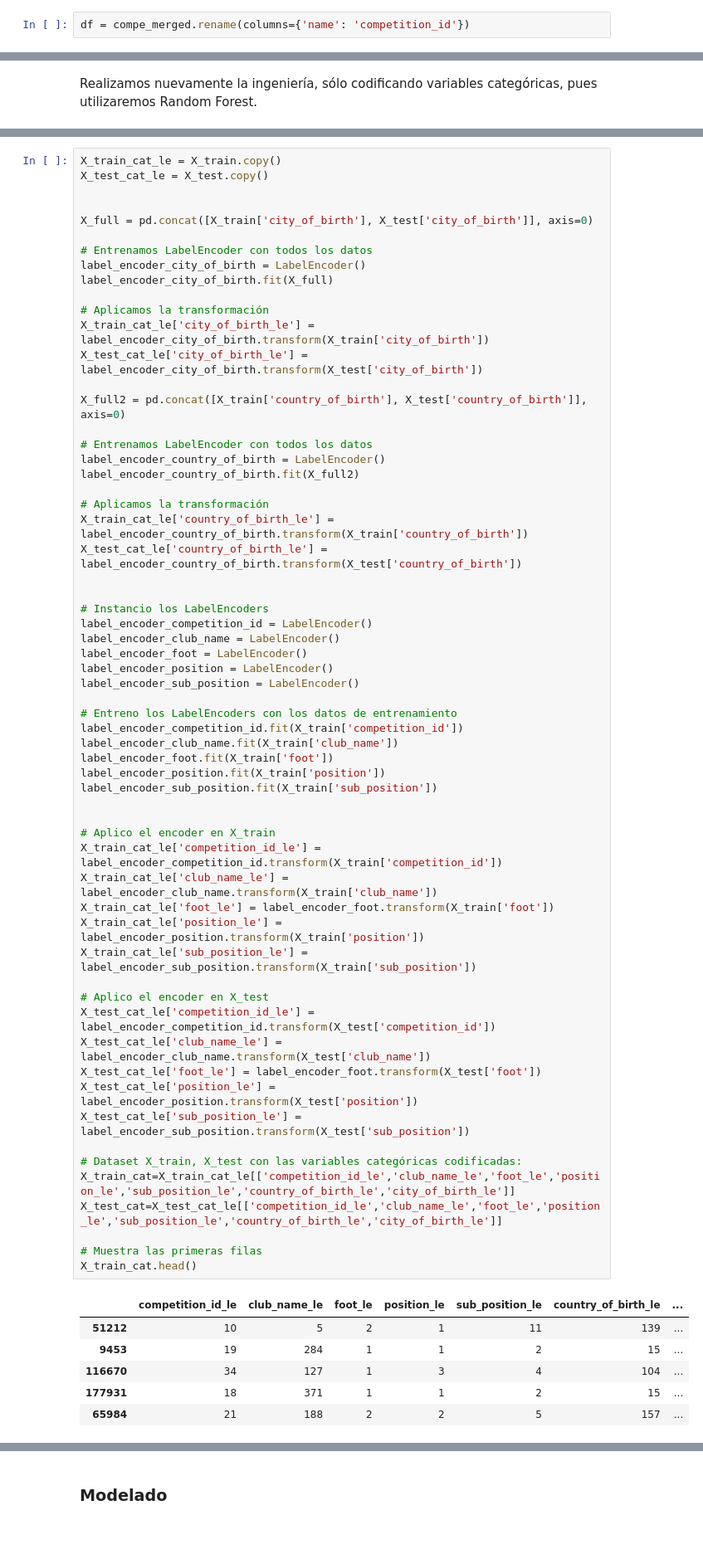
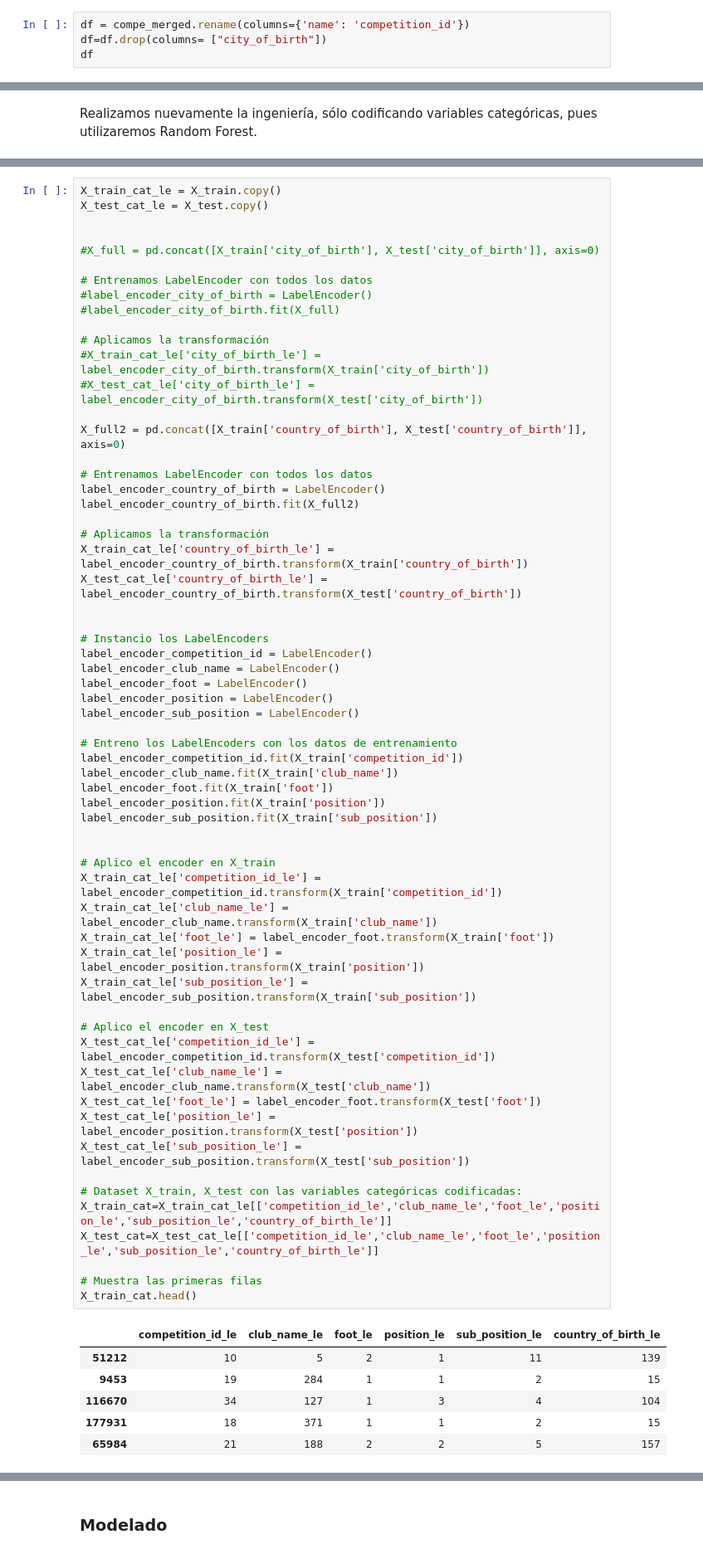
Before and after one commit to VLGuazzelli/proyecto_final_transfer, a Jupyter notebook: src/explore.ipynb, the cells around one changed output, grey strips where cells are left out. Shown at 83% size. Drawn from its saved outputs; the diff is of its cells as text.

```diff
--- a/src/explore.ipynb
+++ b/src/explore.ipynb
@@ -1142,3 +1142,5 @@ print(compe_merged)
 [183607 rows x 17 columns]
 # %%
 df = compe_merged.rename(columns={'name': 'competition_id'})
+df=df.drop(columns= ["city_of_birth"])
+df
@@ -1207,15 +1223,15 @@ X_train_cat_le = X_train.copy()
 X_test_cat_le = X_test.copy()
 
 
-X_full = pd.concat([X_train['city_of_birth'], X_test['city_of_birth']], axis=0)
+#X_full = pd.concat([X_train['city_of_birth'], X_test['city_of_birth']], axis=0)
 
 # Entrenamos LabelEncoder con todos los datos
-label_encoder_city_of_birth = LabelEncoder()
-label_encoder_city_of_birth.fit(X_full)
+#label_encoder_city_of_birth = LabelEncoder()
+#label_encoder_city_of_birth.fit(X_full)
 
 # Aplicamos la transformación
-X_train_cat_le['city_of_birth_le'] = label_encoder_city_of_birth.transform(X_train['city_of_birth'])
-X_test_cat_le['city_of_birth_le'] = label_encoder_city_of_birth.transform(X_test['city_of_birth'])
+#X_train_cat_le['city_of_birth_le'] = label_encoder_city_of_birth.transform(X_train['city_of_birth'])
+#X_test_cat_le['city_of_birth_le'] = label_encoder_city_of_birth.transform(X_test['city_of_birth'])
 
 X_full2 = pd.concat([X_train['country_of_birth'], X_test['country_of_birth']], axis=0)
 
@@ -1235,39 +1251,39 @@ label_encoder_foot = LabelEncoder()
 label_encoder_position = LabelEncoder()
 label_encoder_sub_position = LabelEncoder()
 
 # Entreno los LabelEncoders con los datos de entrenamiento
 label_encoder_competition_id.fit(X_train['competition_id'])
 label_encoder_club_name.fit(X_train['club_name'])
 label_encoder_foot.fit(X_train['foot'])
 label_encoder_position.fit(X_train['position'])
 label_encoder_sub_position.fit(X_train['sub_position'])
 
 
 # Aplico el encoder en X_train
 X_train_cat_le['competition_id_le'] = label_encoder_competition_id.transform(X_train['competition_id'])
 X_train_cat_le['club_name_le'] = label_encoder_club_name.transform(X_train['club_name'])
 X_train_cat_le['foot_le'] = label_encoder_foot.transform(X_train['foot'])
 X_train_cat_le['position_le'] = label_encoder_position.transform(X_train['position'])
 X_train_cat_le['sub_position_le'] = label_encoder_sub_position.transform(X_train['sub_position'])
 
 # Aplico el encoder en X_test
 X_test_cat_le['competition_id_le'] = label_encoder_competition_id.transform(X_test['competition_id'])
 X_test_cat_le['club_name_le'] = label_encoder_club_name.transform(X_test['club_name'])
 X_test_cat_le['foot_le'] = label_encoder_foot.transform(X_test['foot'])
 X_test_cat_le['position_le'] = label_encoder_position.transform(X_test['position'])
 X_test_cat_le['sub_position_le'] = label_encoder_sub_position.transform(X_test['sub_position'])
 
 # Dataset X_train, X_test con las variables categóricas codificadas:
-X_train_cat=X_train_cat_le[['competition_id_le','club_name_le','foot_le','position_le','sub_position_le','country_of_birth_le','city_of_birth_le']]
-X_test_cat=X_test_cat_le[['competition_id_le','club_name_le','foot_le','position_le','sub_position_le','country_of_birth_le','city_of_birth_le']]
+X_train_cat=X_train_cat_le[['competition_id_le','club_name_le','foot_le','position_le','sub_position_le','country_of_birth_le']]
+X_test_cat=X_test_cat_le[['competition_id_le','club_name_le','foot_le','position_le','sub_position_le','country_of_birth_le']]
 
 # Muestra las primeras filas
 X_train_cat.head()
 # %% [output]
-|  | competition_id_le | club_name_le | foot_le | position_le | sub_position_le | country_of_birth_le | ... |
-| 51212 | 10 | 5 | 2 | 1 | 11 | 139 | ... |
-| 9453 | 19 | 284 | 1 | 1 | 2 | 15 | ... |
-| 116670 | 34 | 127 | 1 | 3 | 4 | 104 | ... |
-| 177931 | 18 | 371 | 1 | 1 | 2 | 15 | ... |
-| 65984 | 21 | 188 | 2 | 2 | 5 | 157 | ... |
+|  | competition_id_le | club_name_le | foot_le | position_le | sub_position_le | country_of_birth_le |
+| 51212 | 10 | 5 | 2 | 1 | 11 | 139 |
+| 9453 | 19 | 284 | 1 | 1 | 2 | 15 |
+| 116670 | 34 | 127 | 1 | 3 | 4 | 104 |
+| 177931 | 18 | 371 | 1 | 1 | 2 | 15 |
+| 65984 | 21 | 188 | 2 | 2 | 5 | 157 |
 # %%
```
Also changed, not shown: parts of 10 cells of this notebook, 4 other files.
